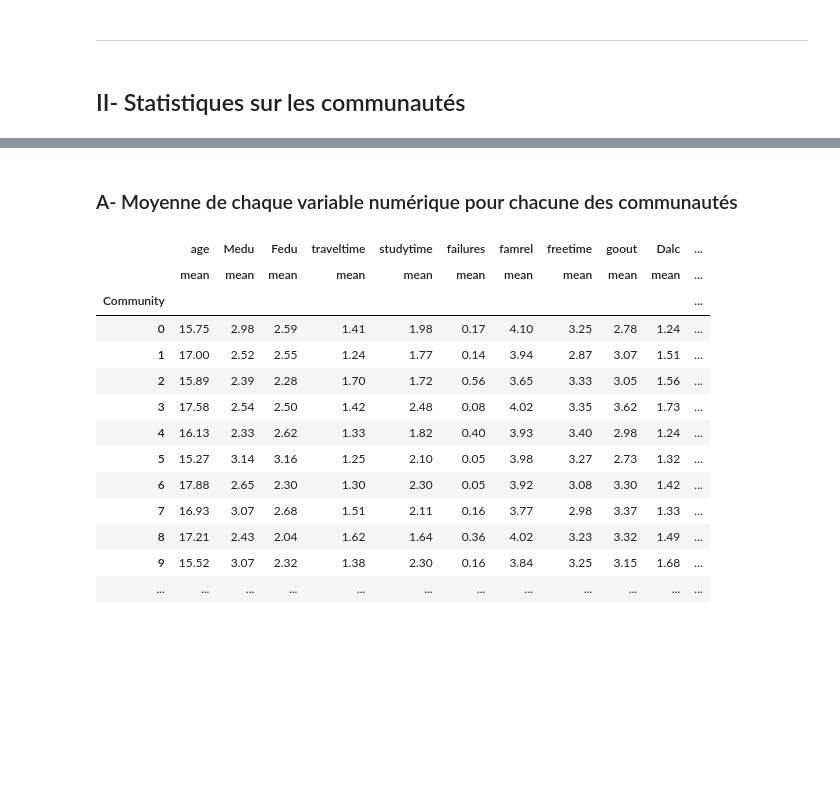
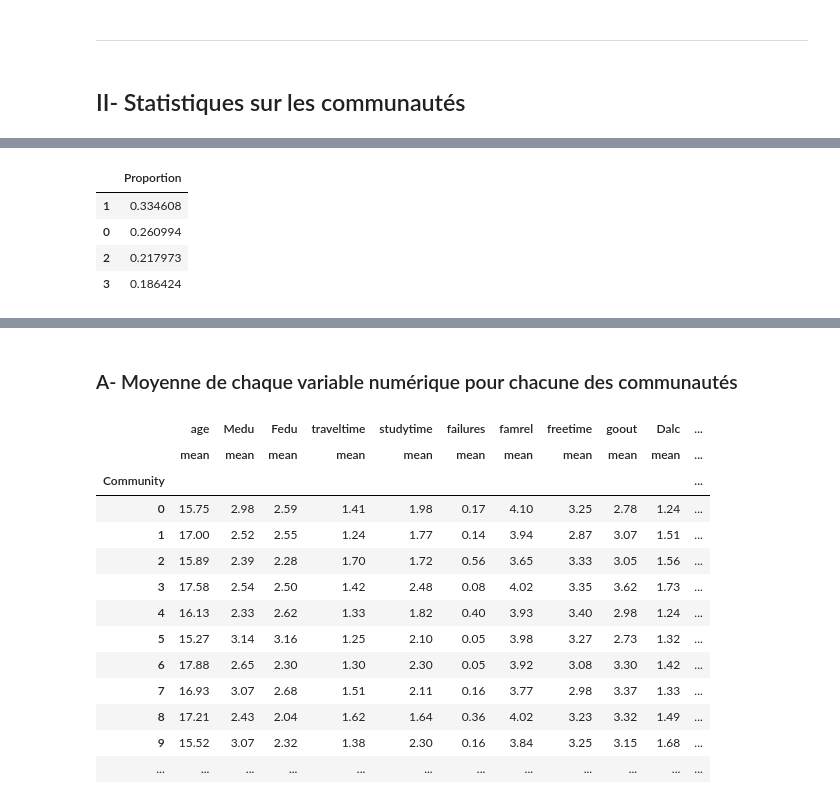
Before and after one commit to Cyrlyo/Alcohol_Students, a Jupyter notebook: Notebook/statitics.ipynb, the cells around one changed output, grey strips where cells are left out. Cells and saved outputs as stored; diff of their text form; code cells hidden in the pictures; blank space fills up the shorter version.

```diff
--- a/Notebook/statitics.ipynb
+++ b/Notebook/statitics.ipynb
@@ -156,0 +171,8 @@ plt.show()
+# %%
+xgb_proportions
+# %% [output]
+|  | Proportion |
+| 1 | 0.334608 |
+| 0 | 0.260994 |
+| 2 | 0.217973 |
+| 3 | 0.186424 |
```
Also changed, not shown: parts of 13 cells of this notebook.
